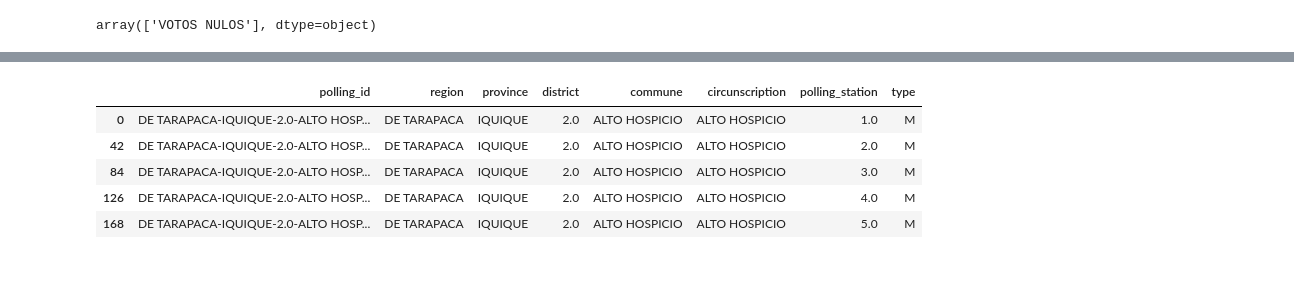
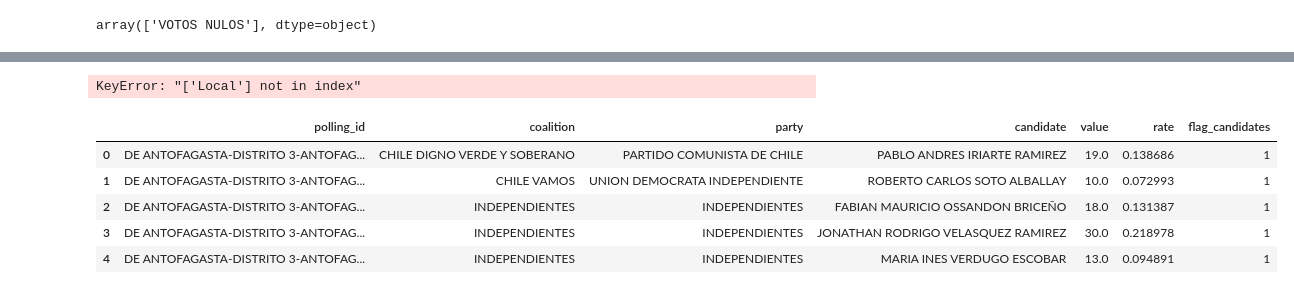
Before and after one commit to cnavarreteliz/atlas-elections-data, a Jupyter notebook: Pipelines/Chile/Concejales_2021.ipynb, the cells around one changed output, grey strips where cells are left out. Saved outputs shown, nothing was run; the diff lists cells and outputs as text; code cells hidden in the pictures.

Commit message:
includes new data sources

```diff
--- a/Pipelines/Chile/Concejales_2021.ipynb
+++ b/Pipelines/Chile/Concejales_2021.ipynb
@@ -38,6 +46,3 @@ df.head()
 | 3 | 1.0 | DE TARAPACA | IQUIQUE | 2.0 | 2.0 | ALTO HOSPICIO | ALTO HOSPICIO | 1.0 | M | ... |
 | 4 | 1.0 | DE TARAPACA | IQUIQUE | 2.0 | 2.0 | ALTO HOSPICIO | ALTO HOSPICIO | 1.0 | M | ... |
 5 rows × 23 columns
-# %%
-df = pd.concat(output, ignore_index=True)
-df.head()
@@ -51,0 +69,2 @@ df.head()
+# %%
+df = df.rename(columns={"Circunscripción electoral": "Circunscripción", "Mesa": "Mesa Nº"})
@@ -63,7 +102,10 @@ def create_polling_id(data, columns=[]):
         output += "-" + data[column].fillna("###").astype(str)
     return output
 
-df["polling_id"] = create_polling_id(df, columns=["Región", "Provincia", "Distrito", "Comuna", "Circunscripción", "Mesa Nº", "Tipo", "Fusionadas"])
+cols = ["Región", "Distrito", "Comuna", "Circunscripción", "Mesa Nº"]
+if election_type == "councilors":
+    cols += ["Tipo", "Fusionadas"]
+df["polling_id"] = create_polling_id(df, columns=cols)
 # %%
 # VOTOS NULOS
 # VOTOS EN BLANCO
@@ -82,11 +124,11 @@ df_spoilt.head()
 
 df = df[~df["Candidato"].isin(["BLANK", "NULL", "TOTALES", np.nan])].copy()
 # %%
-data = df[["polling_id", "Pacto", "Votos TER"]].dropna(subset=["Pacto"])
-data = data.rename(columns={"Pacto": "candidate", "Votos TER": "value"})
+data = df[["polling_id", "Candidato", "Partido", "Pacto", "Votos TER"]].dropna(subset=["Pacto"])
+data = data.rename(columns={"Pacto": "coalition", "Candidato": "candidate", "Partido": "party", "Votos TER": "value"})
 data["value"] = data["value"].astype(str).apply(lambda x: x.strip()).apply(lambda x: 0 if x == "" else x).astype(float)
 
-tt = data.groupby(["polling_id", "candidate"]).agg({"value": "sum"})
+tt = data.groupby(["polling_id", "coalition", "party", "candidate"]).agg({"value": "sum"})
 tt["rate"] = tt.groupby(level=[0], group_keys=False).apply(lambda x: x/x.sum()).fillna(0)
 tt = tt.reset_index()
 tt["flag_candidates"] = 1
@@ -105,23 +147,24 @@ data = pd.concat([
     df_spoilt
 ])
 # %%
-df_location = df[["polling_id", "Región", "Provincia", "Distrito", "Comuna", "Circunscripción", "Mesa Nº", "Tipo"]].drop_duplicates()
+df_location = df[["polling_id", "Región", "Distrito", "Comuna", "Circunscripción", "Local", "Mesa Nº"]].drop_duplicates()
 df_location = df_location.rename(columns={
     "Región": "region",
     "Comuna": "commune",
-    "Provincia": "province",
     "Distrito": "district",
     "Circunscripción": "circunscription",
-    "Mesa Nº": "polling_station",
-    "Tipo": "type"
+    "Local": "place",
+    "Mesa Nº": "polling_station"
 })
+# %% [output]
+KeyError: "['Local'] not in index"
 # %%
-df_location.head()
+data.head()
 # %% [output]
-|  | polling_id | region | province | district | commune | circunscription | polling_station | type |
-| 0 | DE TARAPACA-IQUIQUE-2.0-ALTO HOSP... | DE TARAPACA | IQUIQUE | 2.0 | ALTO HOSPICIO | ALTO HOSPICIO | 1.0 | M |
-| 42 | DE TARAPACA-IQUIQUE-2.0-ALTO HOSP... | DE TARAPACA | IQUIQUE | 2.0 | ALTO HOSPICIO | ALTO HOSPICIO | 2.0 | M |
-| 84 | DE TARAPACA-IQUIQUE-2.0-ALTO HOSP... | DE TARAPACA | IQUIQUE | 2.0 | ALTO HOSPICIO | ALTO HOSPICIO | 3.0 | M |
-| 126 | DE TARAPACA-IQUIQUE-2.0-ALTO HOSP... | DE TARAPACA | IQUIQUE | 2.0 | ALTO HOSPICIO | ALTO HOSPICIO | 4.0 | M |
-| 168 | DE TARAPACA-IQUIQUE-2.0-ALTO HOSP... | DE TARAPACA | IQUIQUE | 2.0 | ALTO HOSPICIO | ALTO HOSPICIO | 5.0 | M |
+|  | polling_id | coalition | party | candidate | value | rate | flag_candidates |
+| 0 | DE ANTOFAGASTA-DISTRITO 3-ANTOFAG... | CHILE DIGNO VERDE Y SOBERANO | PARTIDO COMUNISTA DE CHILE | PABLO ANDRES IRIARTE RAMIREZ | 19.0 | 0.138686 | 1 |
+| 1 | DE ANTOFAGASTA-DISTRITO 3-ANTOFAG... | CHILE VAMOS | UNION DEMOCRATA INDEPENDIENTE | ROBERTO CARLOS SOTO ALBALLAY | 10.0 | 0.072993 | 1 |
+| 2 | DE ANTOFAGASTA-DISTRITO 3-ANTOFAG... | INDEPENDIENTES | INDEPENDIENTES | FABIAN MAURICIO OSSANDON BRICEÑO | 18.0 | 0.131387 | 1 |
+| 3 | DE ANTOFAGASTA-DISTRITO 3-ANTOFAG... | INDEPENDIENTES | INDEPENDIENTES | JONATHAN RODRIGO VELASQUEZ RAMIREZ | 30.0 | 0.218978 | 1 |
+| 4 | DE ANTOFAGASTA-DISTRITO 3-ANTOFAG... | INDEPENDIENTES | INDEPENDIENTES | MARIA INES VERDUGO ESCOBAR | 13.0 | 0.094891 | 1 |
 # %%
```
Also changed, not shown: parts of 6 cells of this notebook, 46 other files.
